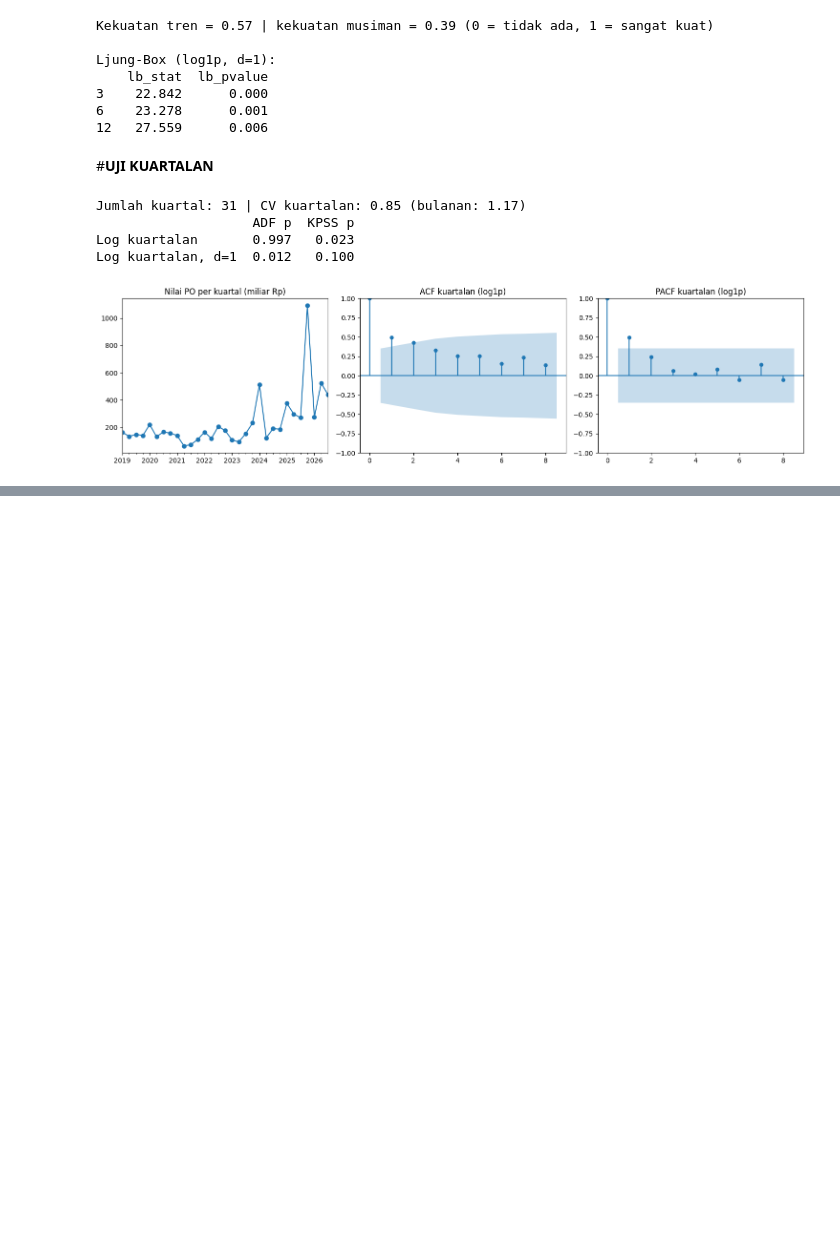
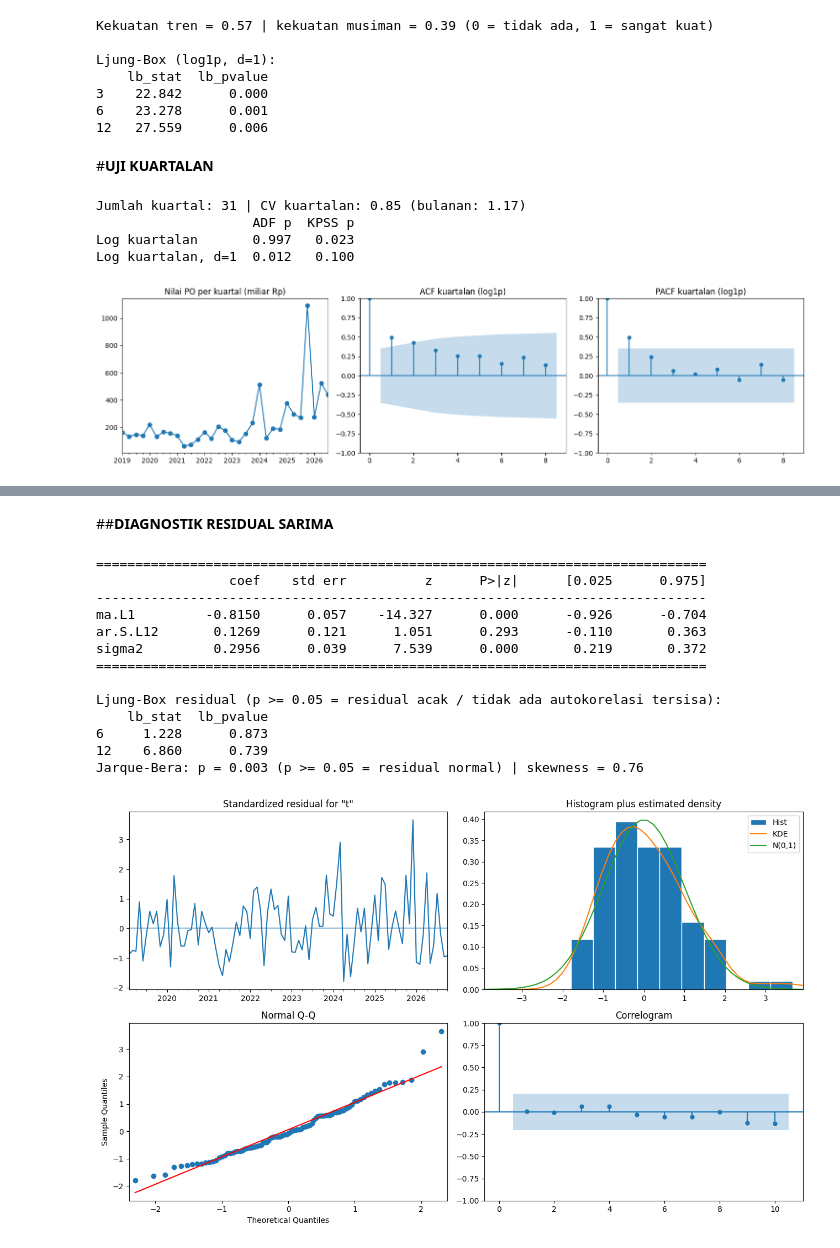
Before and after one commit to solon301-vamp/Time-Series-Analysis, a Jupyter notebook: notebook/24083010100_Analisis_Deret_Waktu_SARIMA.ipynb, the cells around one changed output, grey strips where cells are left out. Drawn from its saved outputs; the diff is of its cells as text; code cells hidden in the pictures; blank space fills up the shorter version.

```diff
--- a/notebook/24083010100_Analisis_Deret_Waktu_SARIMA.ipynb
+++ b/notebook/24083010100_Analisis_Deret_Waktu_SARIMA.ipynb
@@ -395,0 +582,32 @@ Log kuartalan, d=1  0.012   0.100
+# %% [markdown]
+##**DIAGNOSTIK RESIDUAL SARIMA**
+# %%
+akhir = fit_sarimax(siapkan(nilai_miliar, WINSOR_Q), orde_sarima, sar_sarima)
+print(akhir.summary().tables[1])
+
+resid = akhir.resid.iloc[1:]                                    # buang observasi awal (efek differencing)
+df_model = orde_sarima[0] + orde_sarima[2] + sar_sarima[0] + sar_sarima[2]
+lb = acorr_ljungbox(resid, lags=[6, 12], model_df=df_model, return_df=True)
+jb_stat, jb_p, _, _ = jarque_bera(resid)
+print("\nLjung-Box residual (p >= 0.05 = residual acak / tidak ada autokorelasi tersisa):")
+print(lb.round(3).to_string())
+print(f"Jarque-Bera: p = {jb_p:.3f} (p >= 0.05 = residual normal) | skewness = {skew(resid):.2f}")
+
+akhir.plot_diagnostics(figsize=(13, 8))
+plt.tight_layout()
+plt.show()
+# %% [output]
+==============================================================================
+                 coef    std err          z      P>|z|      [0.025      0.975]
+------------------------------------------------------------------------------
+ma.L1         -0.8150      0.057    -14.327      0.000      -0.926      -0.704
+ar.S.L12       0.1269      0.121      1.051      0.293      -0.110       0.363
+sigma2         0.2956      0.039      7.539      0.000       0.219       0.372
+==============================================================================
+
+Ljung-Box residual (p >= 0.05 = residual acak / tidak ada autokorelasi tersisa):
+    lb_stat  lb_pvalue
+6     1.228      0.873
+12    6.860      0.739
+Jarque-Bera: p = 0.003 (p >= 0.05 = residual normal) | skewness = 0.76
+[figure, added]
```
Also changed, not shown: parts of 15 cells of this notebook.
